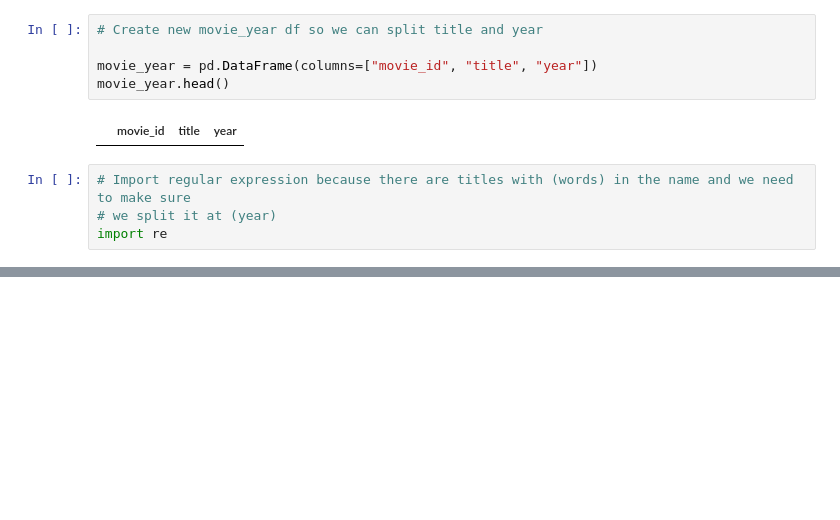
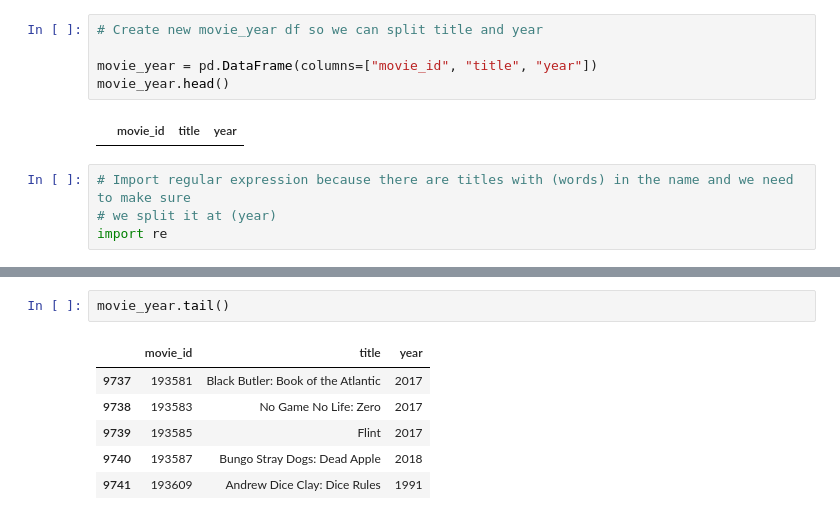
Before and after one commit to improvbutterfly/movies-project, a Jupyter notebook: CombineDataForMachineModel.ipynb, the cells around one changed output, grey strips where cells are left out. Drawn from its saved outputs; the diff is of its cells as text; blank space fills up the shorter version.

```diff
--- a/CombineDataForMachineModel.ipynb
+++ b/CombineDataForMachineModel.ipynb
@@ -226,0 +254,9 @@ movie_year.head()
+# %%
+movie_year.tail()
+# %% [output]
+|  | movie_id | title | year |
+| 9737 | 193581 | Black Butler: Book of the Atlantic | 2017 |
+| 9738 | 193583 | No Game No Life: Zero | 2017 |
+| 9739 | 193585 | Flint | 2017 |
+| 9740 | 193587 | Bungo Stray Dogs: Dead Apple | 2018 |
+| 9741 | 193609 | Andrew Dice Clay: Dice Rules | 1991 |
```
Also changed, not shown: parts of 5 cells of this notebook, 1 other file.
